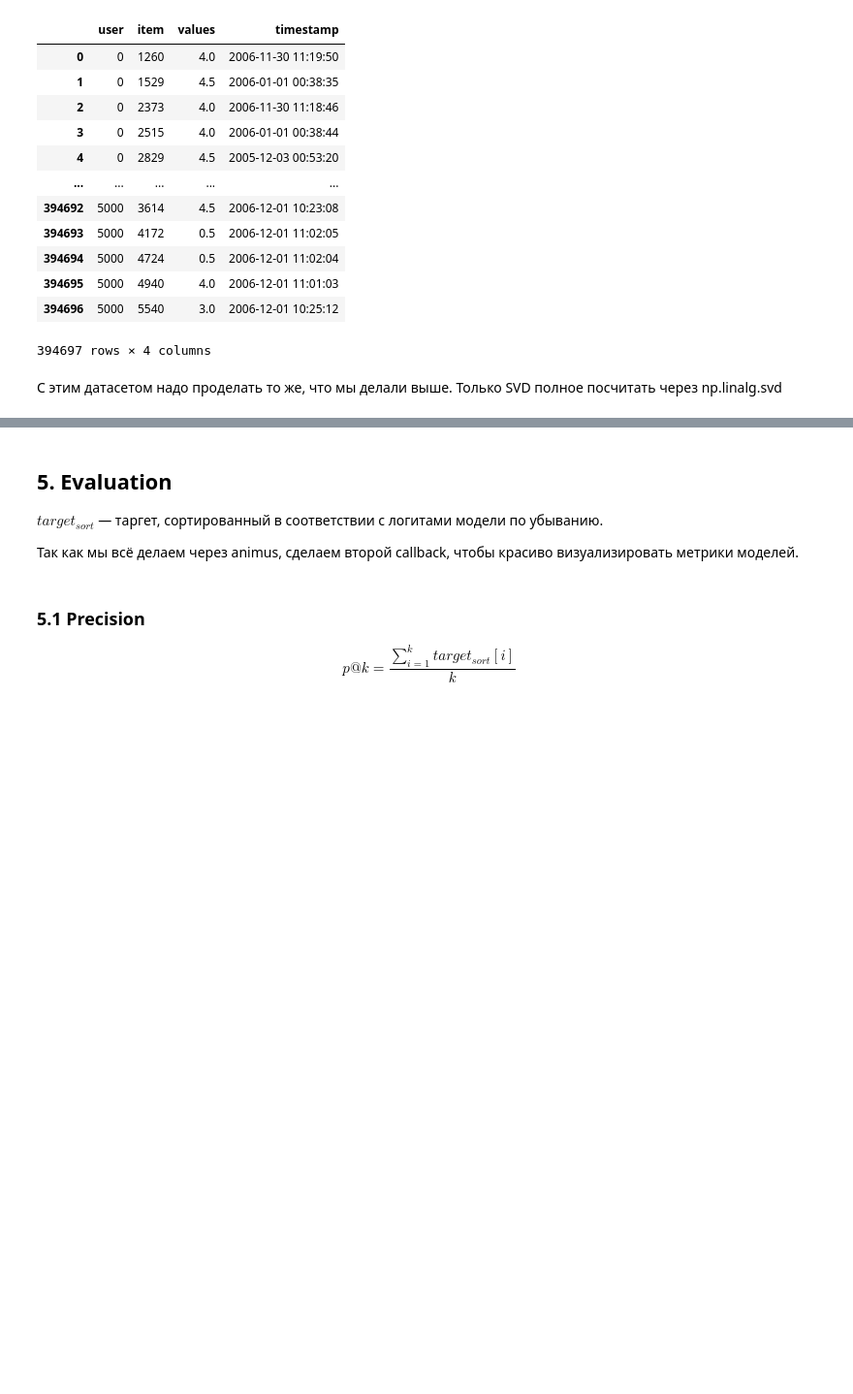
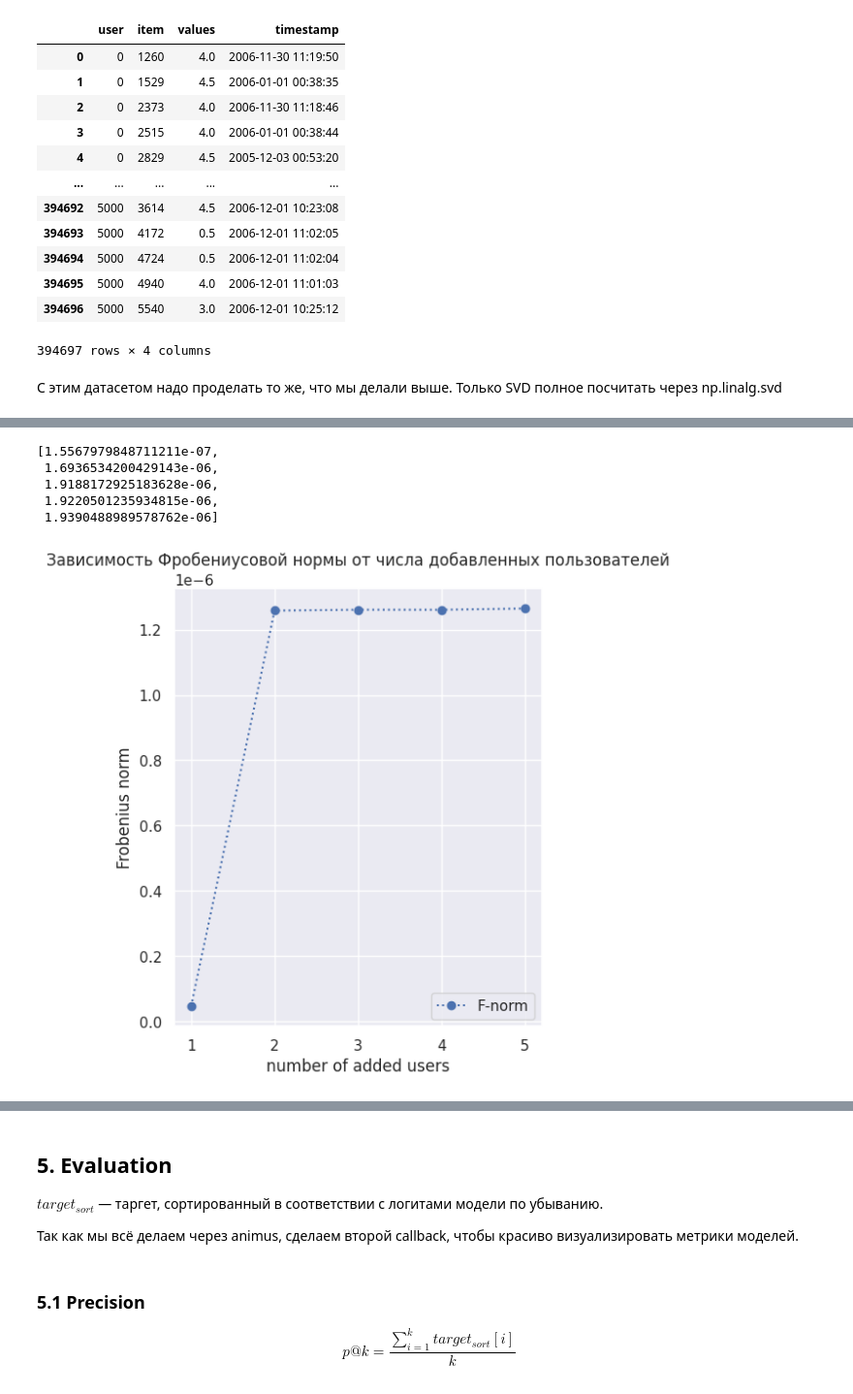
Before and after one commit to nlaskillet/project1, a Jupyter notebook: rank1_algo_in_recsys.ipynb, the cells around one changed output, grey strips where cells are left out. Shown: that part at 97% size. Cells and saved outputs as stored; diff of their text form; code cells hidden in the pictures; blank space fills up the shorter version.

```diff
--- a/rank1_algo_in_recsys.ipynb
+++ b/rank1_algo_in_recsys.ipynb
@@ -1051,0 +1079,3 @@ runner.model - тут будет лежать обученная базовая
+# %%
+rounding_ndigits = 14 # Число знаков для сигм. Используется для сравнения с нулями и сравнения сигм
+epsilon1 = 10**(-rounding_ndigits) # Для нахождения нулей
@@ -1055,18 +1491,20 @@ class Rank_one_SvdModel(SparseModel):
     remove_seen: flag if we want to remove items that user saw while training (make only new recommendations)
     """
     def __init__(self,
-                 trained_model,
+                #  trained_model,
                  trained_model_on_minus1,
+                 add_col=True
                 ) -> None:
-        super().__init__(remove_seen=trained_model.remove_seen)
-        self.trained_model = trained_model
+        super().__init__(remove_seen=trained_model_on_minus1.remove_seen)
+        # self.trained_model = trained_model
         self.trained_model_on_minus1 = trained_model_on_minus1
-        self.true_svd = trained_model.svd
+        # self.true_svd = trained_model.svd
         self.svd_on_minus1_users = trained_model_on_minus1.svd
+        self.add_col = add_col
 
 
     def fit(self,
-            data: sps.csr_matrix
+            data: sps.csr_matrix,
           ) -> None:
         """
           data - обычная матрица, нужно подать в fit одного кандидата (new_user) и, собственно, прописать алгоритм метода.
@@ -1074,13 +1512,27 @@ class Rank_one_SvdModel(SparseModel):
           и затем используются для предикта
         """
 
-        # тут должен быть тот самый rank one алгоритм подсчета svd не прямым методом, для этого есть self.svd_on_minus1_users -
-        # svd разложение для матрицы без одного пользователя. Также есть self.true_svd для оценки неточности восстановления
+        U, S, Vh = self.svd_on_minus1_users[0], self.svd_on_minus1_users[1], self.svd_on_minus1_users[2]
+        A = np.array(data.todense()) + noise[:data.todense().shape[0], :data.todense().shape[1]]
+        new_col_or_row = A[-1, :] if self.add_col else A[:, -1]
+        start_time = time.time()
+        # print(U.shape, S.shape, Vh.shape, new_col_or_row.shape)
+        U_updated, S_updated, Vh_updated = update_SVD(U, S, Vh, new_col_or_row, a_col_col=self.add_col)
+        end_time = time.time()
+        self.svd = [U_updated, S_updated, Vh_updated]
+        self.computation_time = end_time - start_time
+        print("--- %s seconds svd computation---" % (end_time - start_time))
+
+        reconstruction = U_updated @ np.diag(S_updated) @ Vh_updated
+        difference = A.T - reconstruction
+        frobenius_norm = np.linalg.norm(difference, 'fro')
+        self.frobenius_norm = frobenius_norm
+        # print(f'The Frobenius norm : {frobenius_norm}')
 
         self.factors = {
-            "user": torch.from_numpy(u.copy()).float().to(self.device),
+            "user": torch.from_numpy(Vh_updated.copy().T).float().to(self.device),
             "item": torch.einsum(
-                "fi->if", torch.from_numpy(vt).float().to(self.device)
+                "fi->if", torch.from_numpy(U_updated.T).float().to(self.device)
             ),
         }
 
@@ -1109,0 +1651,18 @@ rank1_svd_runner_small_impicit.model.svd_on_minus1_users[1].shape
+# %%
+error
+# %% [output]
+[1.5567979848711211e-07,
+ 1.6936534200429143e-06,
+ 1.9188172925183628e-06,
+ 1.9220501235934815e-06,
+ 1.9390488989578762e-06]
+# %%
+fig, ax = plt.subplots(figsize=(5,6))
+plt.title('Зависимость Фробениусовой нормы от числа добавленных пользователей')
+plt.xlabel('number of added users')
+plt.ylabel('Frobenius norm')
+plt.plot([1, 2, 3, 4, 5], error, ':o', label='F-norm')
+plt.legend()
+plt.show()
+# %% [output]
+[figure, added]
```
Also changed, not shown: parts of 50 cells of this notebook.
